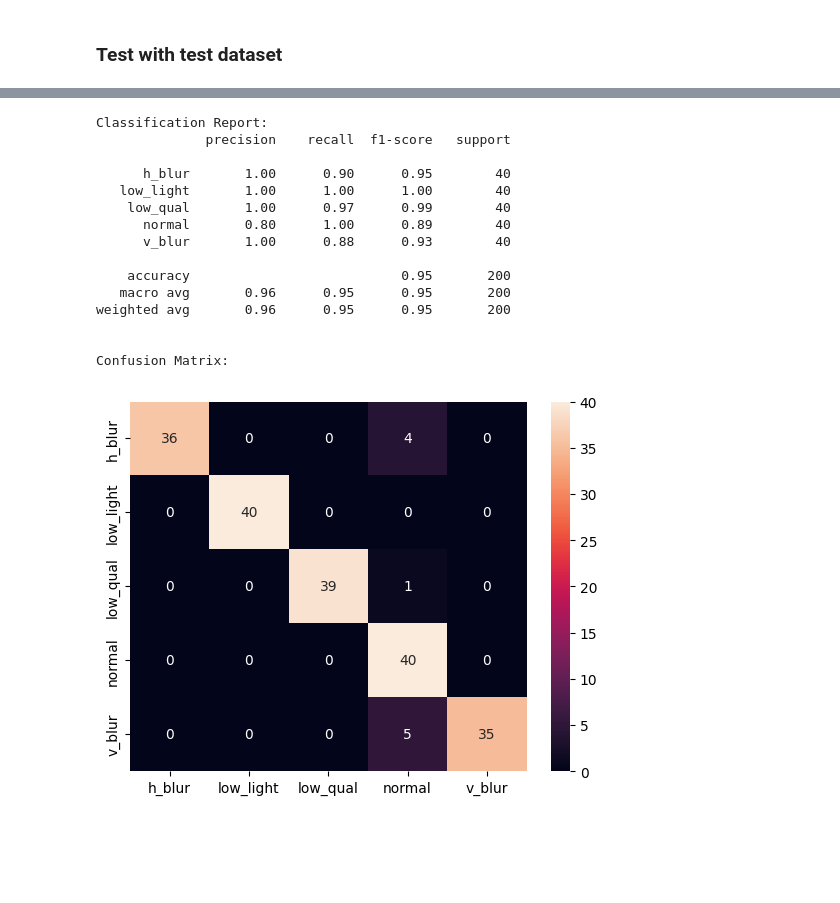
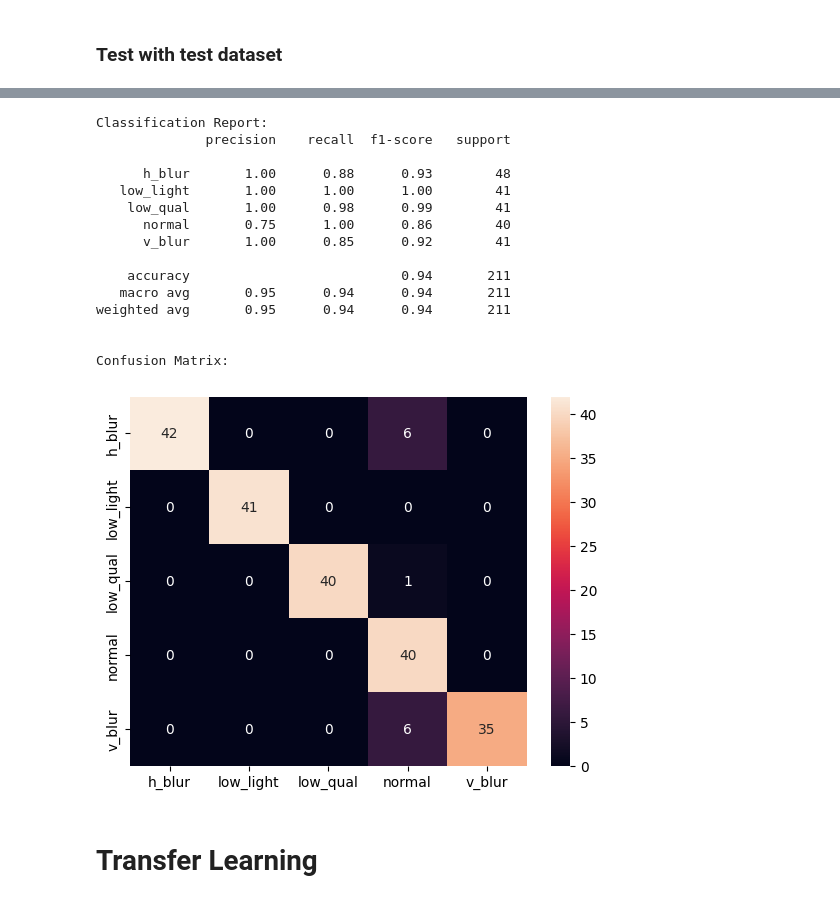
Before and after one commit to jansencruz23/LiPAD-License-Plate-Deblurring-and-Recognition, a Jupyter notebook: src/cnn/distortion_classifier.ipynb, the cells around one changed output, grey strips where cells are left out. Saved outputs shown, nothing was run; the diff lists cells and outputs as text; code cells hidden in the pictures; blank space fills up the shorter version.

```diff
--- a/src/cnn/distortion_classifier.ipynb
+++ b/src/cnn/distortion_classifier.ipynb
@@ -447,7 +450,7 @@ Predicted distortion: normal
 ### Load the model using .pt
 # %%
 loaded_model = DistortionClassifier(3, 5)
-loaded_model_wts = torch.load(os.path.join(ROOT_DIR, 'models', 'distortion_classifier_resnet9_98_percent.pt'))
+loaded_model_wts = torch.load(os.path.join(ROOT_DIR, 'models', 'distortion_classifier_resnet9.pt'))
 loaded_model.load_state_dict(loaded_model_wts)
 loaded_model = to_device(loaded_model, device)
 # %%
@@ -460,6 +463,6 @@ torch.cuda.empty_cache()
 ### Test with test dataset
 # %%
 test_ds = ImageFolder(os.path.join(DATA_DIR, 'test'), valid_tfms)
-test_dl = DataLoader(test_ds, batch_size*4, num_workers=3, pin_memory=True)
+test_dl = DataLoader(test_ds, batch_size*5, num_workers=3, pin_memory=True)
 test_dl = DeviceDataLoader(test_dl, device)
 # %%
@@ -469,40 +472,42 @@ test_dl = DeviceDataLoader(test_dl, device)
 # %%
 all_preds = []
 all_labels = []
 
-model.eval()
+loaded_model.eval()
 with torch.no_grad():
     for images, labels in test_dl:
         images = images.to(device)
         labels = labels.to(device)
-        outputs = model(images)
+        outputs = loaded_model(images)
         _, preds = torch.max(outputs, 1)
 
         all_preds.extend(preds.cpu().numpy())
         all_labels.extend(labels.cpu().numpy())
 
 class_names = train_ds.classes
 
 print("Classification Report:")
 print(classification_report(all_labels, all_preds, target_names=class_names))
 
 print("\nConfusion Matrix:")
 sns.heatmap(confusion_matrix(all_labels, all_preds), annot=True, fmt='d', xticklabels=class_names, yticklabels=class_names)
 plt.show()
 # %% [output]
 Classification Report:
               precision    recall  f1-score   support
 
-      h_blur       1.00      0.90      0.95        40
-   low_light       1.00      1.00      1.00        40
-    low_qual       1.00      0.97      0.99        40
-      normal       0.80      1.00      0.89        40
-      v_blur       1.00      0.88      0.93        40
+      h_blur       1.00      0.88      0.93        48
+   low_light       1.00      1.00      1.00        41
+    low_qual       1.00      0.98      0.99        41
+      normal       0.75      1.00      0.86        40
+      v_blur       1.00      0.85      0.92        41
 
-    accuracy                           0.95       200
-   macro avg       0.96      0.95      0.95       200
-weighted avg       0.96      0.95      0.95       200
+    accuracy                           0.94       211
+   macro avg       0.95      0.94      0.94       211
+weighted avg       0.95      0.94      0.94       211
 
 
 Confusion Matrix:
-[figure, old version]
+[figure, new version]
+# %% [markdown]
+# Transfer Learning
```
Also changed, not shown: parts of 5 cells of this notebook, 3 other files.
